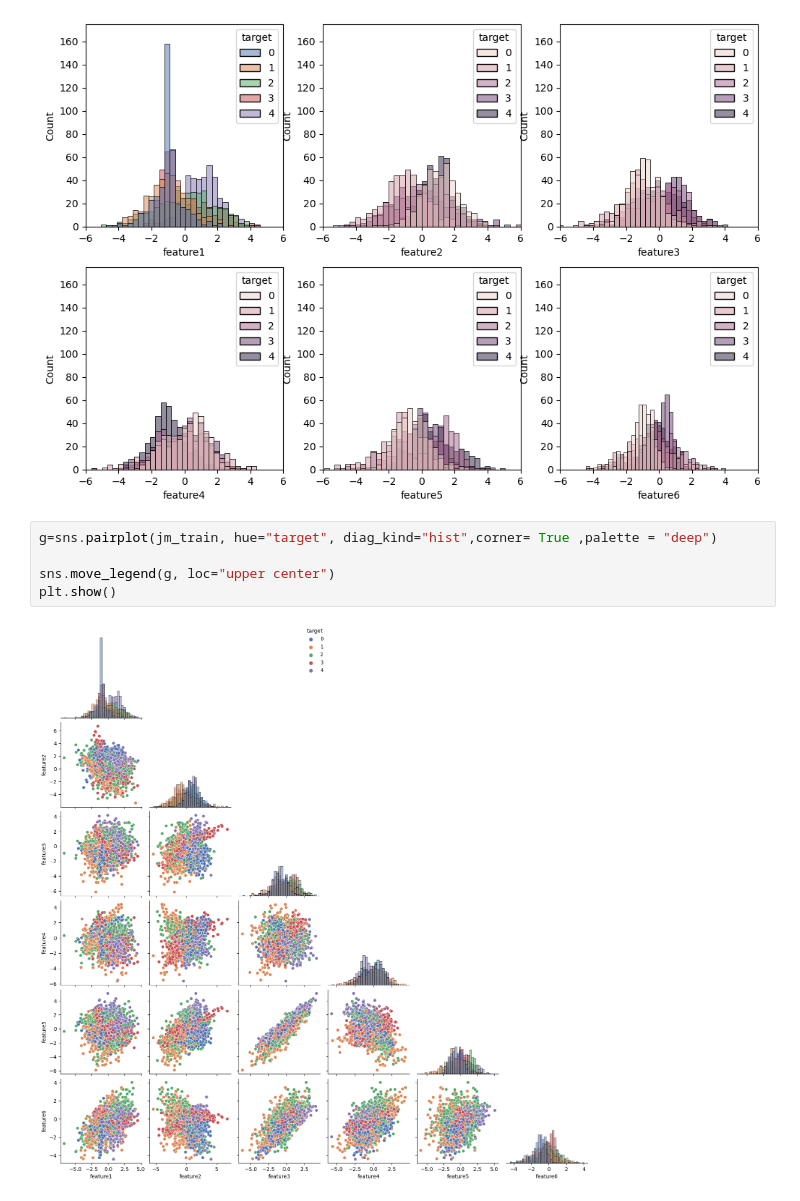
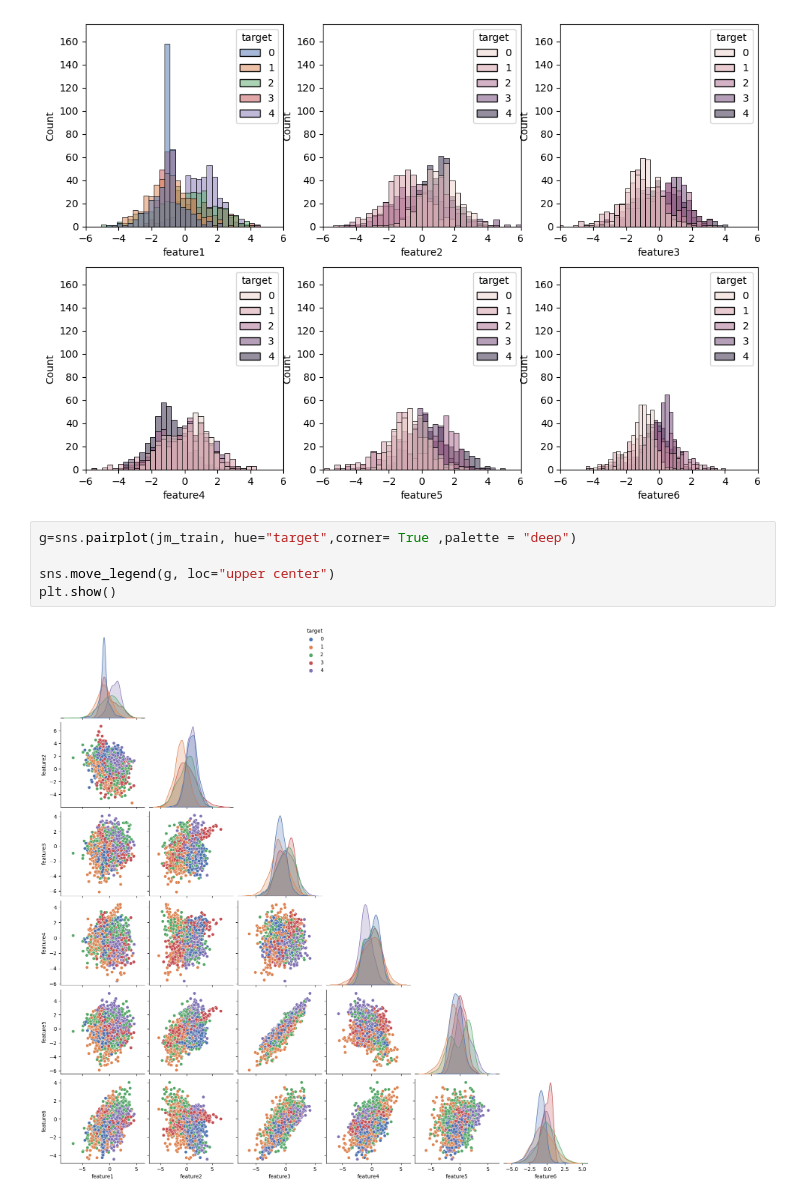
Before and after one commit to hinojosaad/erupciones_volcanicas, a Jupyter notebook: Erupciones_volcanicas.ipynb, the cells around one changed output. Saved outputs shown, nothing was run; the diff lists cells and outputs as text.

```diff
--- a/Erupciones_volcanicas.ipynb
+++ b/Erupciones_volcanicas.ipynb
@@ -79,9 +87,9 @@ plt.show()
 # %% [output]
 [figure]
 # %%
-g=sns.pairplot(jm_train, hue="target", diag_kind="hist",corner= True ,palette = "deep")
+g=sns.pairplot(jm_train, hue="target",corner= True ,palette = "deep")
 
 sns.move_legend(g, loc="upper center")
 plt.show()
 # %% [output]
-[figure, old version]
+[figure, new version]
```
Also changed, not shown: parts of 5 cells of this notebook.
